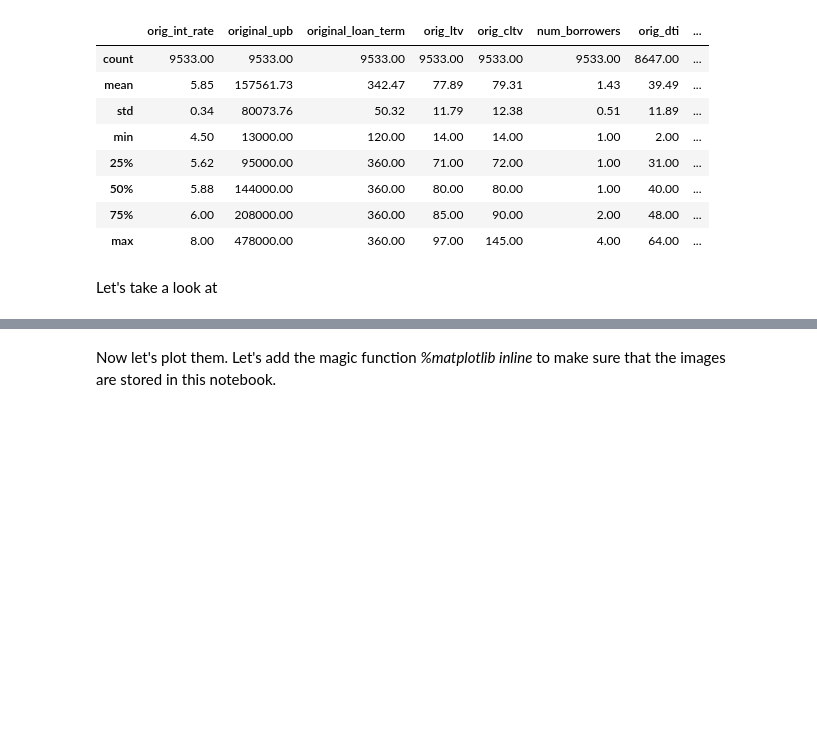
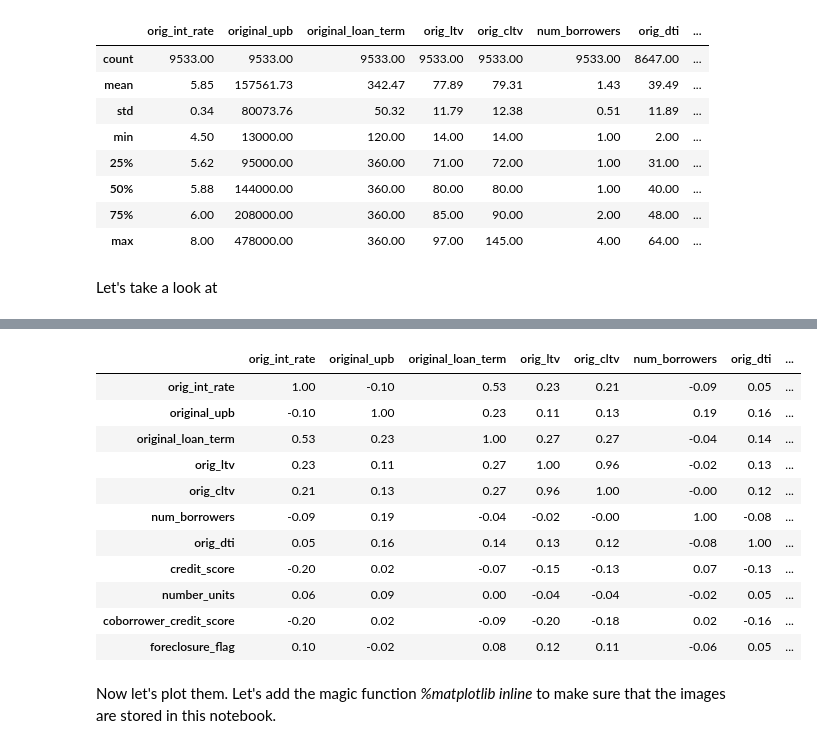
Before and after one commit to jcabiles/AnalysisPractice, a Jupyter notebook: foreclosed_loans_analysis/Analysis of Foreclosed Loans.ipynb, the cells around one changed output, grey strips where cells are left out. Saved outputs shown, nothing was run; the diff lists cells and outputs as text; code cells hidden in the pictures; blank space fills up the shorter version.

Commit message:
Store corr matrix for all_loans

```diff
--- a/foreclosed_loans_analysis/Analysis of Foreclosed Loans.ipynb
+++ b/foreclosed_loans_analysis/Analysis of Foreclosed Loans.ipynb
@@ -167,3 +177,19 @@ compare_stats
+# %%
+# correlation matrix
+all_loans.corr()
+# %% [output]
+|  | orig_int_rate | original_upb | original_loan_term | orig_ltv | orig_cltv | num_borrowers | orig_dti | ... |
+| orig_int_rate | 1.00 | -0.10 | 0.53 | 0.23 | 0.21 | -0.09 | 0.05 | ... |
+| original_upb | -0.10 | 1.00 | 0.23 | 0.11 | 0.13 | 0.19 | 0.16 | ... |
+| original_loan_term | 0.53 | 0.23 | 1.00 | 0.27 | 0.27 | -0.04 | 0.14 | ... |
+| orig_ltv | 0.23 | 0.11 | 0.27 | 1.00 | 0.96 | -0.02 | 0.13 | ... |
+| orig_cltv | 0.21 | 0.13 | 0.27 | 0.96 | 1.00 | -0.00 | 0.12 | ... |
+| num_borrowers | -0.09 | 0.19 | -0.04 | -0.02 | -0.00 | 1.00 | -0.08 | ... |
+| orig_dti | 0.05 | 0.16 | 0.14 | 0.13 | 0.12 | -0.08 | 1.00 | ... |
+| credit_score | -0.20 | 0.02 | -0.07 | -0.15 | -0.13 | 0.07 | -0.13 | ... |
+| number_units | 0.06 | 0.09 | 0.00 | -0.04 | -0.04 | -0.02 | 0.05 | ... |
+| coborrower_credit_score | -0.20 | 0.02 | -0.09 | -0.20 | -0.18 | 0.02 | -0.16 | ... |
+| foreclosure_flag | 0.10 | -0.02 | 0.08 | 0.12 | 0.11 | -0.06 | 0.05 | ... |
 # %% [markdown]
 Now let's plot them.  Let's add the magic function *%matplotlib inline* to make sure that the images are stored in this notebook.
 # %%
```
Also changed, not shown: parts of 11 cells of this notebook.
